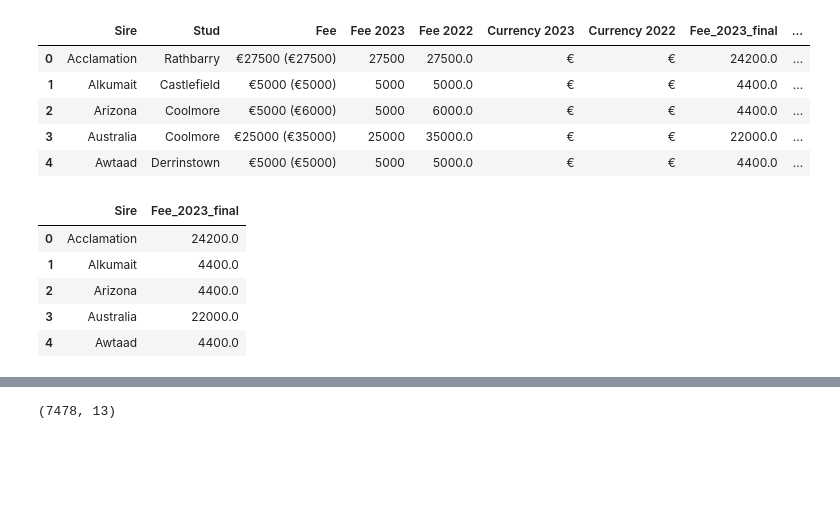
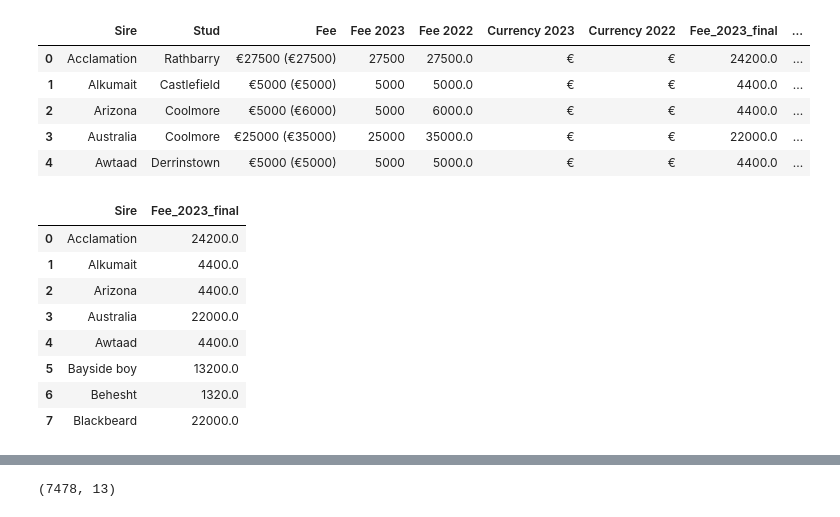
Before and after one commit to samkirwanppb/UCDPA_SamKirwan, a Jupyter notebook: project.ipynb, the cells around one changed output, grey strips where cells are left out. Cells and saved outputs as stored; diff of their text form; code cells hidden in the pictures; blank space fills up the shorter version.

```diff
--- a/project.ipynb
+++ b/project.ipynb
@@ -316,11 +316,15 @@ fee_data.head() #have clean data scraped from the web in the formate that we req
 | 4 | Awtaad | Derrinstown | €5000 (€5000) | 5000 | 5000.0 | € | € | 4400.0 | ... |
 # %%
 fee_data = fee_data[['Sire', 'Fee_2023_final']]#keeping the columns we need for the main data set
-fee_data.head()
+fee_data['Sire'] = fee_data['Sire'].str.capitalize() ##putting in the same format to merge using the sire_merge column
+fee_data.head(8)
 # %% [output]
 |  | Sire | Fee_2023_final |
 | 0 | Acclamation | 24200.0 |
 | 1 | Alkumait | 4400.0 |
 | 2 | Arizona | 4400.0 |
 | 3 | Australia | 22000.0 |
 | 4 | Awtaad | 4400.0 |
+| 5 | Bayside boy | 13200.0 |
+| 6 | Behesht | 1320.0 |
+| 7 | Blackbeard | 22000.0 |
```
Also changed, not shown: parts of 81 cells of this notebook.
